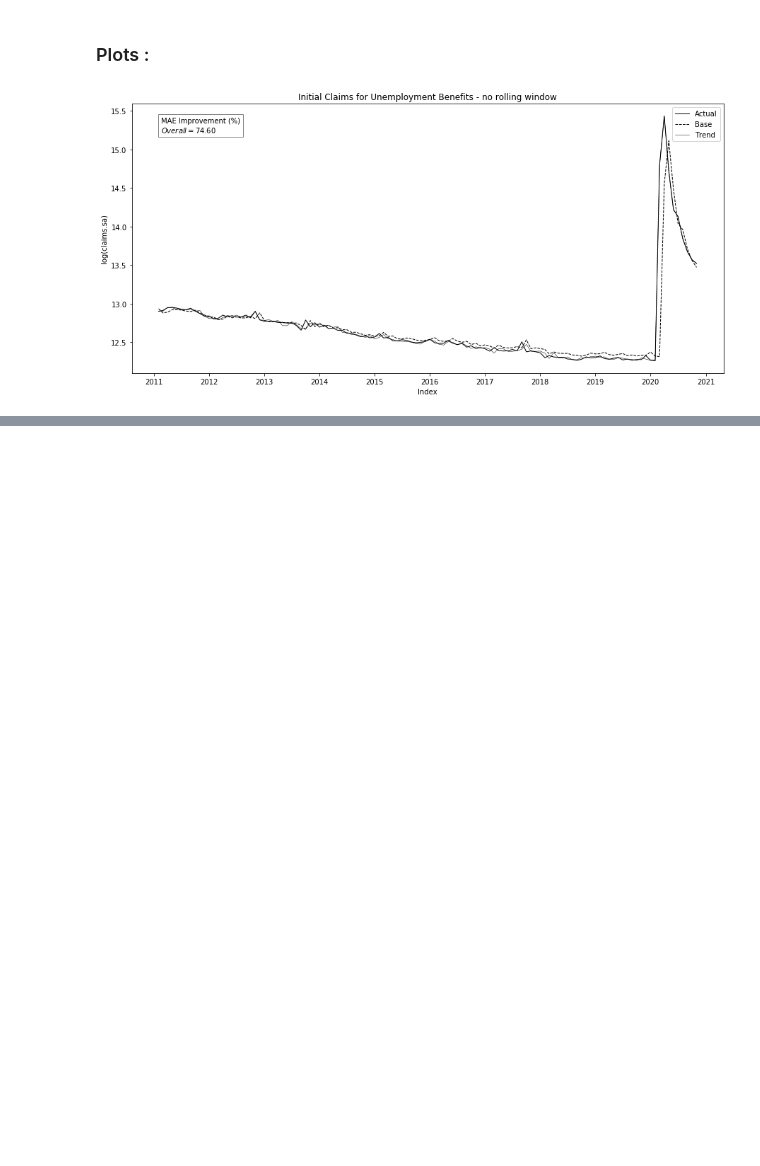
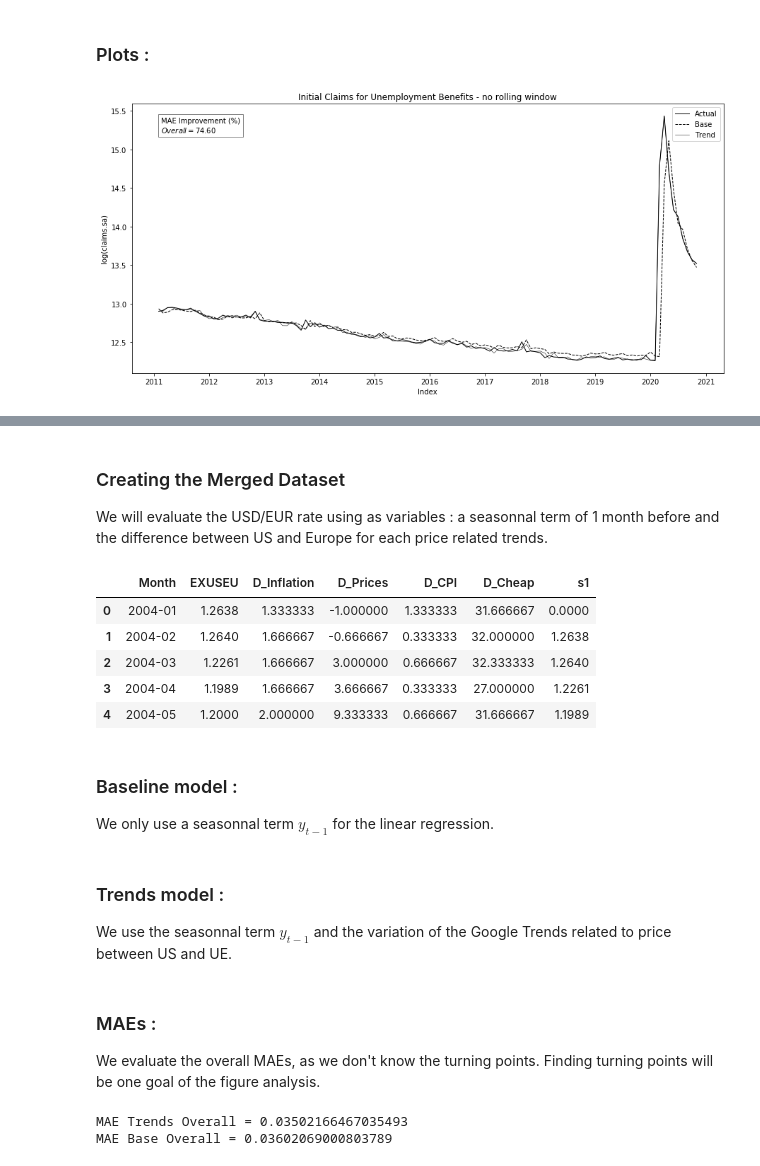
Before and after one commit to epfl-ada/ada-2020-project-milestone-p3-p3_adaimb, a Jupyter notebook: MilestoneP4.ipynb, the cells around one changed output, grey strips where cells are left out. Drawn from its saved outputs; the diff is of its cells as text; code cells hidden in the pictures; blank space fills up the shorter version.

```diff
--- a/MilestoneP4.ipynb
+++ b/MilestoneP4.ipynb
@@ -300,0 +415,27 @@ plt.show()
+# %%
+## Now that our DataFrames are all clean and ready for use we average the values of each trends to one European trend
+InflationUE =[]
+PricesUE =[]
+CPIUE=[]
+CheapUE=[]
+
+for i in range(len(TrendsGB)):
+    InflationUE.append(statistics.mean([TrendsGR['Inflation'][i],TrendsGB['Inflation'][i],TrendsFR['Inflation'][i]]))
+    PricesUE.append(statistics.mean([TrendsGR['Prices'][i],TrendsGB['Prices'][i],TrendsFR['Prices'][i]]))
+    CPIUE.append(statistics.mean([TrendsGR['CPI'][i],TrendsGB['CPI'][i],TrendsFR['CPI'][i]]))
+    CheapUE.append(statistics.mean([TrendsGR['Cheap'][i],TrendsGB['Cheap'][i],TrendsFR['Cheap'][i]]))
+
+TrendsUE = pd.DataFrame({'Month':TrendsUS['Month'],'Inflation':InflationUE,'Prices':PricesUE,'CPI':CPIUE,'Cheap':CheapUE})
+
+print('Trends_UE DataFrame :')
+print(TrendsUE.head())
+print(' ')
+print(' ')
+print('Trends_US DataFrame :')
+print(TrendsUS.head())
+print(' ')
+print(' ')
+print('Exchange Rate US-UE DataFrame :')
+print(ExRate.head())
+print(' ')
+print(' ')
@@ -300,0 +460,29 @@ plt.show()
+# %% [markdown]
+### Creating the Merged Dataset
+
+We will evaluate the USD/EUR rate using as variables : a seasonnal term of 1 month before and the difference between US and Europe for each price related trends.
+# %%
+idx = ExRate.loc[ExRate['DATE'].isin(['2004-01-01'])].index.tolist()[0]
+ExRate_clean = ExRate[idx:].reset_index()
+ExRate_clean['s1']=ExRate_clean['EXUSEU'].shift(1,axis=0,fill_value=0) # create seasonnal term for sa claims
+
+data_rate = pd.DataFrame({'Month':TrendsUE['Month'][:len(TrendsUS)-1],
+                          'EXUSEU':ExRate_clean['EXUSEU'],
+                          'D_Inflation':(TrendsUS['Inflation'][:len(TrendsUS)-1]-TrendsUE['Inflation'][:len(TrendsUS)-1]),
+                          'D_Prices':(TrendsUS['Prices'][:len(TrendsUS)-1]-TrendsUE['Prices'][:len(TrendsUS)-1]),
+                          'D_CPI':(TrendsUS['CPI'][:len(TrendsUS)-1]-TrendsUE['CPI'][:len(TrendsUS)-1]),
+                          'D_Cheap':(TrendsUS['Cheap'][:len(TrendsUS)-1]-TrendsUE['Cheap'][:len(TrendsUS)-1]),
+                          's1':ExRate_clean['s1']
+                         })
+data_rate.head()
+# %% [output]
+|  | Month | EXUSEU | D_Inflation | D_Prices | D_CPI | D_Cheap | s1 |
+| 0 | 2004-01 | 1.2638 | 1.333333 | -1.000000 | 1.333333 | 31.666667 | 0.0000 |
+| 1 | 2004-02 | 1.2640 | 1.666667 | -0.666667 | 0.333333 | 32.000000 | 1.2638 |
+| 2 | 2004-03 | 1.2261 | 1.666667 | 3.000000 | 0.666667 | 32.333333 | 1.2640 |
+| 3 | 2004-04 | 1.1989 | 1.666667 | 3.666667 | 0.333333 | 27.000000 | 1.2261 |
+| 4 | 2004-05 | 1.2000 | 2.000000 | 9.333333 | 0.666667 | 31.666667 | 1.1989 |
+# %% [markdown]
+### Baseline model :
+
+We only use a seasonnal term $y_{t-1}$ for the linear regression.
@@ -300,0 +493,4 @@ plt.show()
+# %% [markdown]
+### Trends model :
+
+We use the seasonnal term $y_{t-1}$ and the variation of the Google Trends related to price between US and UE.
@@ -300,0 +502,4 @@ plt.show()
+# %% [markdown]
+### MAEs :
+
+We evaluate the overall MAEs, as we don't know the turning points. Finding turning points will be one goal of the figure analysis.
@@ -300,0 +510,6 @@ plt.show()
+# %%
+print('MAE Trends Overall =',mae_trends_overall)
+print('MAE Base Overall =',mae_base_overall)
+# %% [output]
+MAE Trends Overall = 0.03502166467035493
+MAE Base Overall = 0.03602069000803789
```
Also changed, not shown: parts of 18 cells of this notebook, 4 other files.
